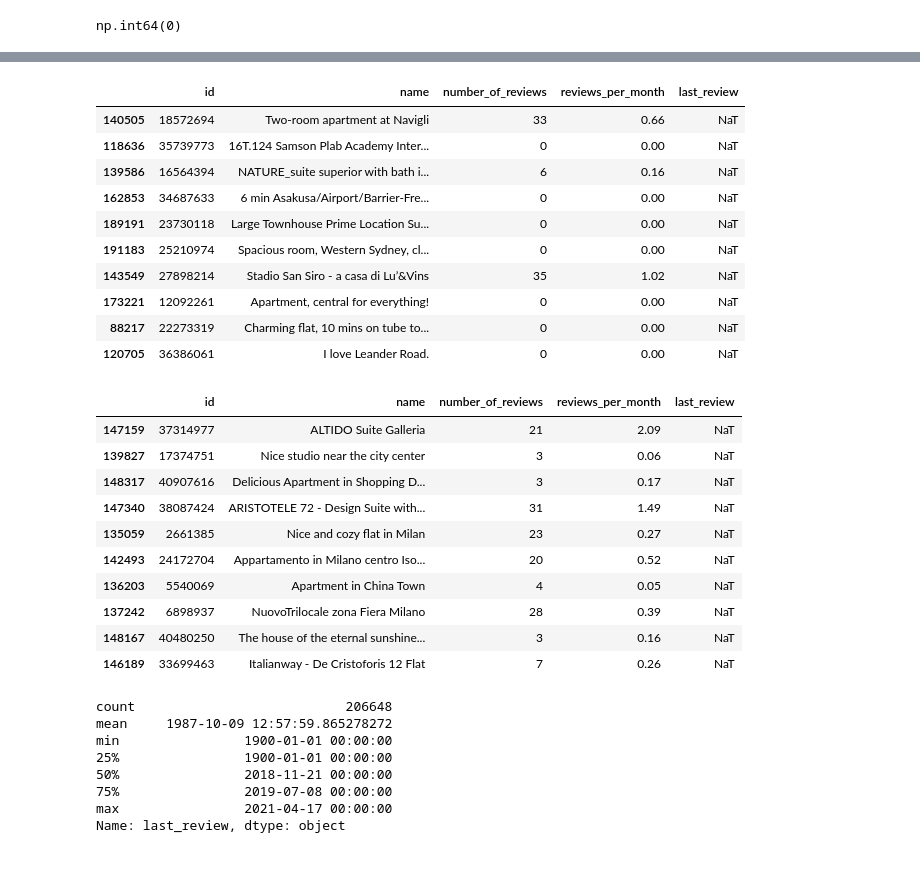
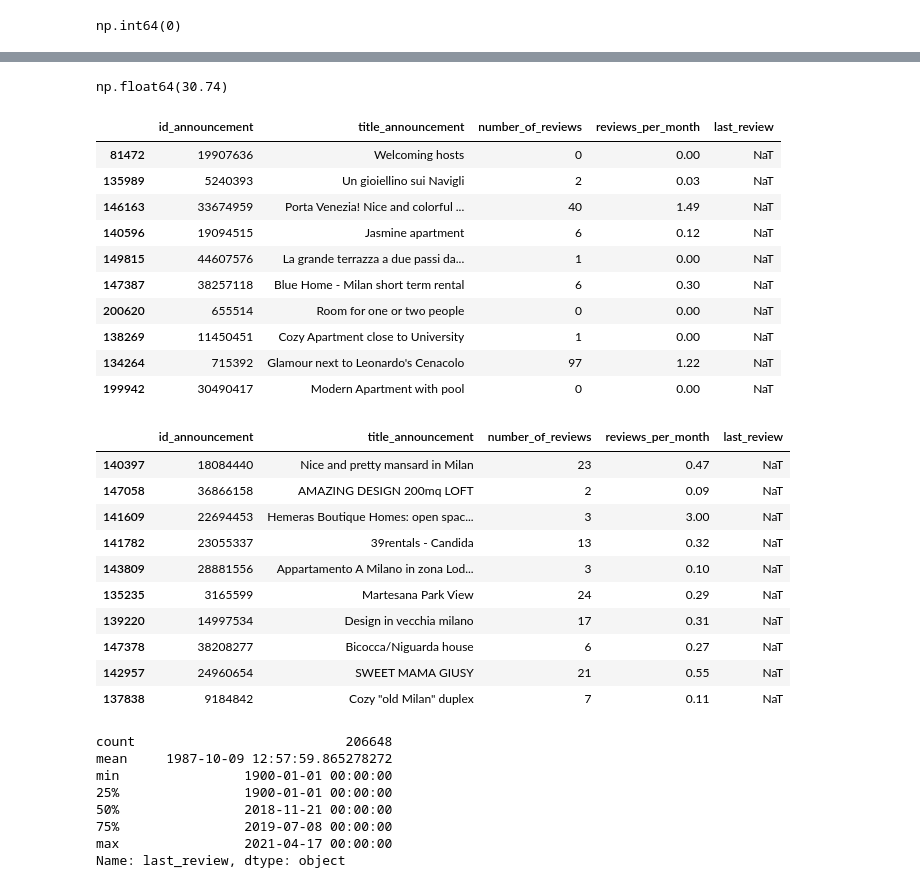
Before and after one commit to Yael-Parra/Airbnb-Analysis, a Jupyter notebook: eda/cleaning.ipynb, the cells around one changed output, grey strips where cells are left out. Drawn from its saved outputs; the diff is of its cells as text; code cells hidden in the pictures.

```diff
--- a/eda/cleaning.ipynb
+++ b/eda/cleaning.ipynb
@@ -151,0 +157,6 @@ df_raw_1["last_review"] = pd.to_datetime(df_raw_1["last_review"], errors="coerce
+# %%
+# Changing name of columns, id for id_announcement and name for title_announcement
+df_raw_1 = df_raw_1.rename(columns={
+    "id": "id_announcement",
+    "name": "title_announcement"
+})
@@ -376,9 +416,16 @@ Tokyo: Shibuya Ku, Sumida Ku, Nerima Ku, Setagaya Ku, Arakawa Ku, Shinjuku Ku, M
 
 #         # Esperar para no sobrecargar el servicio
 #         time.sleep(1)
-# %%
-# Imputing with "Uknown" for neighbourhood_group when it is null
-df_raw_1['neighbourhood_group'] = df_raw_1['neighbourhood_group'].fillna("Unknown")
+# %%
+# Imputing with "Uknown" for neighbourhood_group when it is null
+df_raw_1.loc[:, 'neighbourhood_group'] = df_raw_1['neighbourhood_group'].astype(str).str.strip()
+
+# Replacing empty strings and 'nan' strings with NaN
+df_raw_1.loc[df_raw_1['neighbourhood_group'] == '', 'neighbourhood_group'] = np.nan
+df_raw_1.loc[df_raw_1['neighbourhood_group'].str.lower() == 'nan', 'neighbourhood_group'] = np.nan
+
+# Fill all NaNs with "Unknown"
+df_raw_1.loc[:, 'neighbourhood_group'] = df_raw_1['neighbourhood_group'].fillna("Unknown")
 # %%
 df_raw_1["neighbourhood_group"].isnull().sum()  # 0
 df_raw_1["neighbourhood_group"].unique()
@@ -475,39 +521,46 @@ THIS COLUMN CANNOT BE TAKEN INTO ACCOUNT
+# %%
+# Checking qty and percentage of null values in 'last_review' column
+df_raw_1['last_review'].isnull().sum()  # 67,631
+(df_raw_1['last_review'].isnull().mean() * 100).__round__(2)  # 30.74%
+# %% [output]
+np.float64(30.74)
 # %%
 df_raw_1['last_review'].dtypes # M8[ns]
 df_raw_1['last_review'].sample(10)
 
 # Check the number_of_reviews and reviews_per_month when last_review is null
-df_raw_1[df_raw_1['last_review'].isnull()][['id', 'name', 'number_of_reviews', 'reviews_per_month', 'last_review']].sample(10)
+df_raw_1[df_raw_1['last_review'].isnull()][['id_announcement', 'title_announcement', 'number_of_reviews', 'reviews_per_month', 'last_review']].sample(10)
 # %% [output]
-|  | id | name | number_of_reviews | reviews_per_month | last_review |
-| 140505 | 18572694 | Two-room apartment at Navigli | 33 | 0.66 | NaT |
-| 118636 | 35739773 | 16T.124 Samson Plab Academy Inter... | 0 | 0.00 | NaT |
-| 139586 | 16564394 | NATURE_suite superior with bath i... | 6 | 0.16 | NaT |
-| 162853 | 34687633 | 6 min Asakusa/Airport/Barrier-Fre... | 0 | 0.00 | NaT |
-| 189191 | 23730118 | Large Townhouse Prime Location Su... | 0 | 0.00 | NaT |
-| 191183 | 25210974 | Spacious room, Western Sydney, cl... | 0 | 0.00 | NaT |
-| 143549 | 27898214 | Stadio San Siro - a casa di Lu’&Vins | 35 | 1.02 | NaT |
-| 173221 | 12092261 | Apartment, central for everything! | 0 | 0.00 | NaT |
-| 88217 | 22273319 | Charming flat, 10 mins on tube to... | 0 | 0.00 | NaT |
-| 120705 | 36386061 | I love Leander Road. | 0 | 0.00 | NaT |
+|  | id_announcement | title_announcement | number_of_reviews | reviews_per_month | last_review |
+| 81472 | 19907636 | Welcoming hosts | 0 | 0.00 | NaT |
+| 135989 | 5240393 | Un gioiellino sui Navigli | 2 | 0.03 | NaT |
+| 146163 | 33674959 | Porta Venezia! Nice and colorful ... | 40 | 1.49 | NaT |
+| 140596 | 19094515 | Jasmine apartment | 6 | 0.12 | NaT |
+| 149815 | 44607576 | La grande terrazza a due passi da... | 1 | 0.00 | NaT |
+| 147387 | 38257118 | Blue Home - Milan short term rental | 6 | 0.30 | NaT |
+| 200620 | 655514 | Room for one or two people | 0 | 0.00 | NaT |
+| 138269 | 11450451 | Cozy Apartment close to University | 1 | 0.00 | NaT |
+| 134264 | 715392 | Glamour next to Leonardo's Cenacolo | 97 | 1.22 | NaT |
+| 199942 | 30490417 | Modern Apartment with pool | 0 | 0.00 | NaT |
 # %%
 # Imputing with "1900-01-01" for last_review when "number_of_reviews" is 0 and "reviews_per_month" is 0.0
 df_raw_1.loc[(df_raw_1['number_of_reviews'] == 0) & (df_raw_1['reviews_per_month'] == 0.0), 'last_review'] = pd.to_datetime("1900-01-01")
 # %%
 df_raw_1['last_review'].isnull().sum() # 13,383
-df_raw_1[df_raw_1['last_review'].isnull()][['id', 'name', 'number_of_reviews', 'reviews_per_month', 'last_review']].sample(10)
+(df_raw_1['last_review'].isnull().mean() * 100).__round__(2) # 6.08%
+df_raw_1[df_raw_1['last_review'].isnull()][['id_announcement', 'title_announcement', 'number_of_reviews', 'reviews_per_month', 'last_review']].sample(10)
 # %% [output]
-|  | id | name | number_of_reviews | reviews_per_month | last_review |
-| 147159 | 37314977 | ALTIDO Suite Galleria | 21 | 2.09 | NaT |
-| 139827 | 17374751 | Nice studio near the city center | 3 | 0.06 | NaT |
-| 148317 | 40907616 | Delicious Apartment in Shopping D... | 3 | 0.17 | NaT |
-| 147340 | 38087424 | ARISTOTELE 72 - Design Suite with... | 31 | 1.49 | NaT |
-| 135059 | 2661385 | Nice and cozy flat in Milan | 23 | 0.27 | NaT |
-| 142493 | 24172704 | Appartamento in Milano centro Iso... | 20 | 0.52 | NaT |
-| 136203 | 5540069 | Apartment in China Town | 4 | 0.05 | NaT |
-| 137242 | 6898937 | NuovoTrilocale zona Fiera Milano | 28 | 0.39 | NaT |
-| 148167 | 40480250 | The house of the eternal sunshine... | 3 | 0.16 | NaT |
-| 146189 | 33699463 | Italianway - De Cristoforis 12 Flat | 7 | 0.26 | NaT |
+|  | id_announcement | title_announcement | number_of_reviews | reviews_per_month | last_review |
+| 140397 | 18084440 | Nice and pretty mansard in Milan | 23 | 0.47 | NaT |
+| 147058 | 36866158 | AMAZING DESIGN 200mq LOFT | 2 | 0.09 | NaT |
+| 141609 | 22694453 | Hemeras Boutique Homes: open spac... | 3 | 3.00 | NaT |
+| 141782 | 23055337 | 39rentals - Candida | 13 | 0.32 | NaT |
+| 143809 | 28881556 | Appartamento A Milano in zona Lod... | 3 | 0.10 | NaT |
+| 135235 | 3165599 | Martesana Park View | 24 | 0.29 | NaT |
+| 139220 | 14997534 | Design in vecchia milano | 17 | 0.31 | NaT |
+| 147378 | 38208277 | Bicocca/Niguarda house | 6 | 0.27 | NaT |
+| 142957 | 24960654 | SWEET MAMA GIUSY | 21 | 0.55 | NaT |
+| 137838 | 9184842 | Cozy "old Milan" duplex | 7 | 0.11 | NaT |
 # %%
 # Ensure the 'last_review' column is in datetime format
 df_raw_1['last_review'] = pd.to_datetime(df_raw_1['last_review'], errors='coerce')
```
Also changed, not shown: parts of 86 cells of this notebook, 1 other file.
